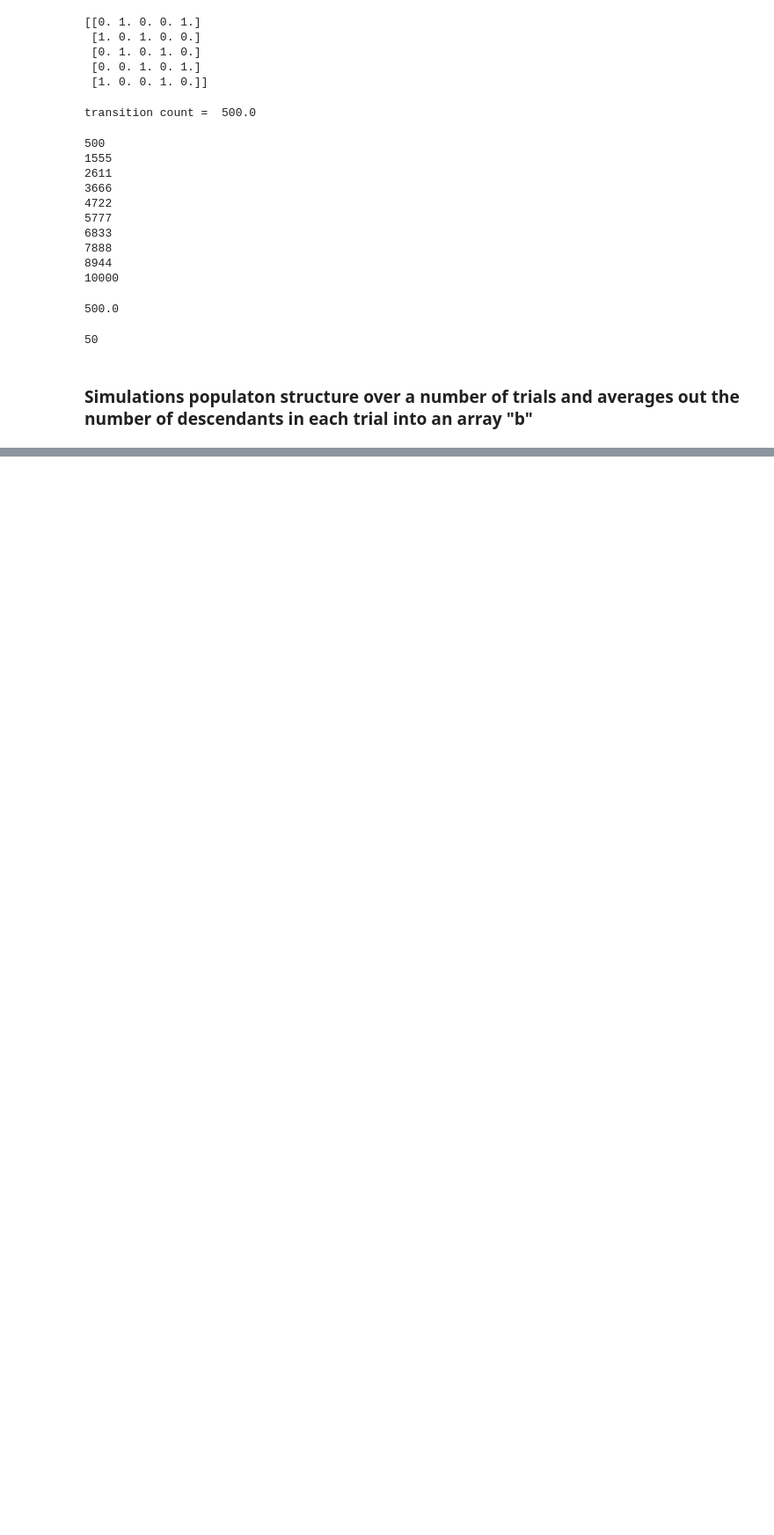
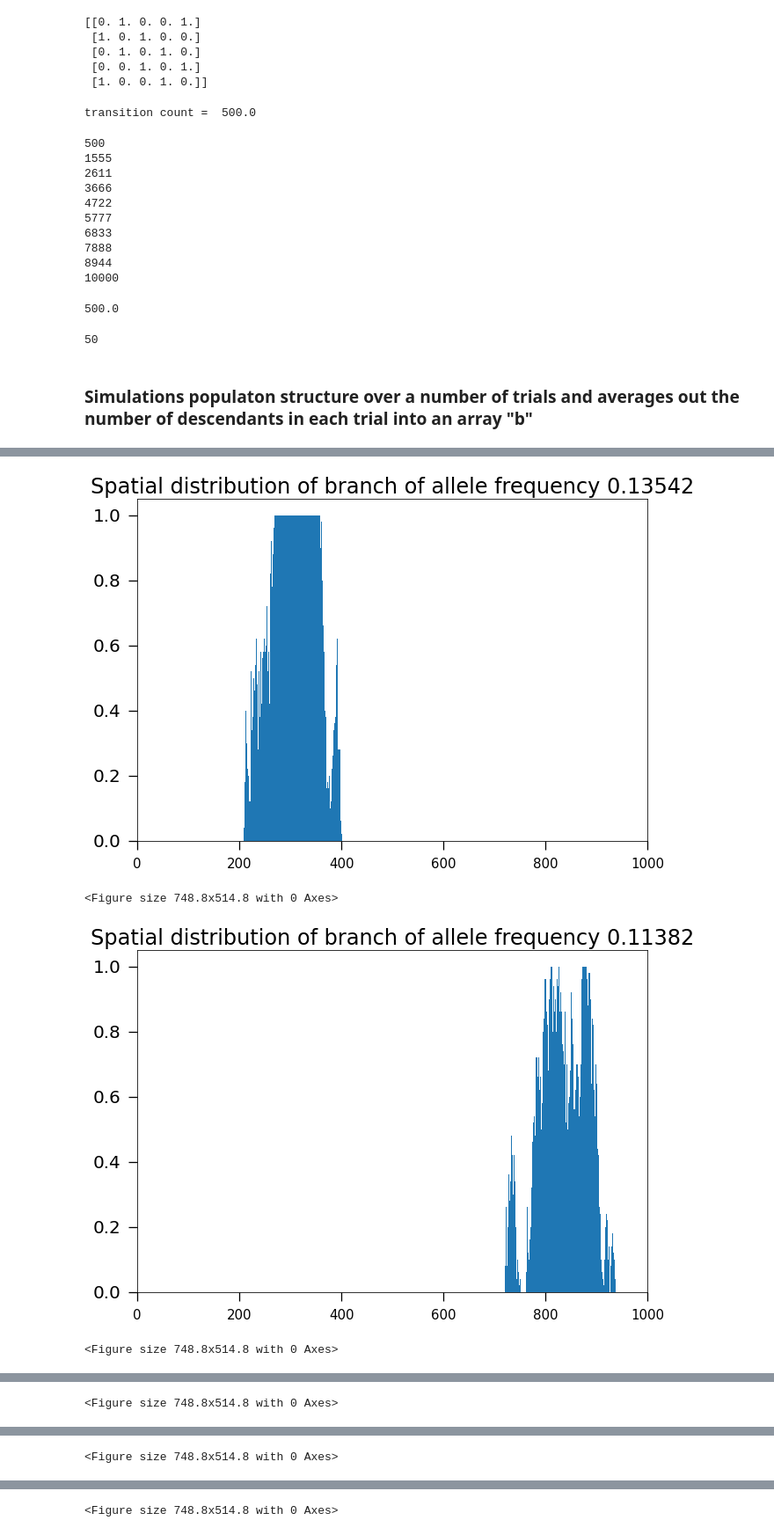
Before and after one commit to weissmanlab/Genetic_Diversity_Space, a Jupyter notebook: Spatial_Plots_Mrhogreat/Spatial_Plots_Mrhogreat.ipynb, the cells around one changed output, grey strips where cells are left out. Shown: that part at 88% size. Drawn from its saved outputs; the diff is of its cells as text; code cells hidden in the pictures; blank space fills up the shorter version.

```diff
--- a/Spatial_Plots_Mrhogreat/Spatial_Plots_Mrhogreat.ipynb
+++ b/Spatial_Plots_Mrhogreat/Spatial_Plots_Mrhogreat.ipynb
@@ -245,0 +257,17 @@ The provenance information for the resulting tree sequence is 4.90MB. This is no
+# %%
+for i in range(len(dist)): ##replace 10 with len(dist) if you are running your own simulations
+    x=np.array(+ str(i) +'.csv'))
+    y=np.array(pd.read_csv('Demes_Fraction_Mrhogreat'+str(i)+'.csv'))
+    Deme_Number=x.flatten()
+    Fraction=y.flatten()/Deme_density
+    plt.bar(Deme_Number, Fraction, width=1.0)
+    plt.xlim(0,1000)
+    plt.title("Spatial distribution of branch of allele frequency " + str(allele_frequency_vals[i]))
+    plt.savefig("mrhogreat"+ str(i) + ".pdf")
+    plt.figure()
+    plt.show()
+# %% [output]
+[figure, added]
+<Figure size 748.8x514.8 with 0 Axes>
+[figure, added]
+<Figure size 748.8x514.8 with 0 Axes>
@@ -245,0 +275 @@ The provenance information for the resulting tree sequence is 4.90MB. This is no
+<Figure size 748.8x514.8 with 0 Axes>
@@ -245,0 +277 @@ The provenance information for the resulting tree sequence is 4.90MB. This is no
+<Figure size 748.8x514.8 with 0 Axes>
@@ -245,0 +279 @@ The provenance information for the resulting tree sequence is 4.90MB. This is no
+<Figure size 748.8x514.8 with 0 Axes>
```
Also changed, not shown: parts of 11 cells of this notebook, 14 other files.
